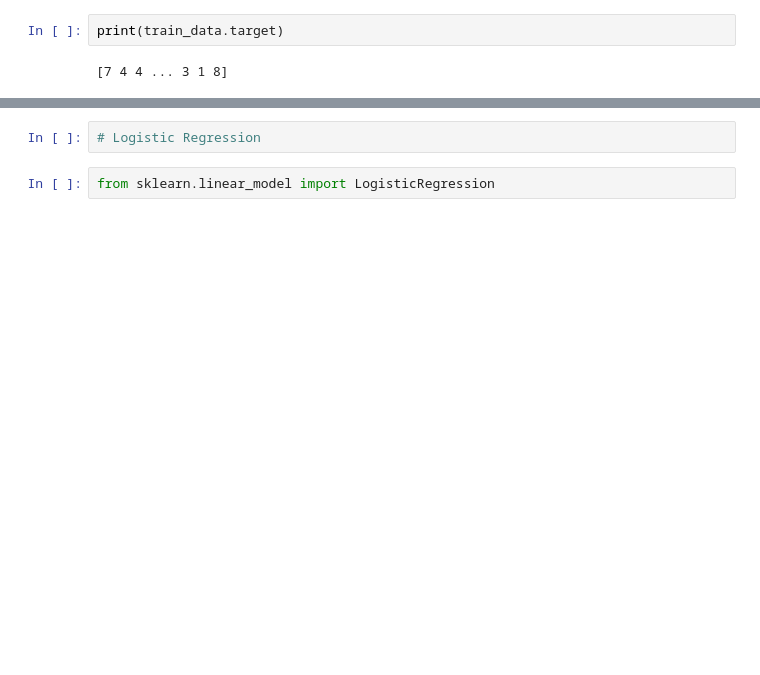
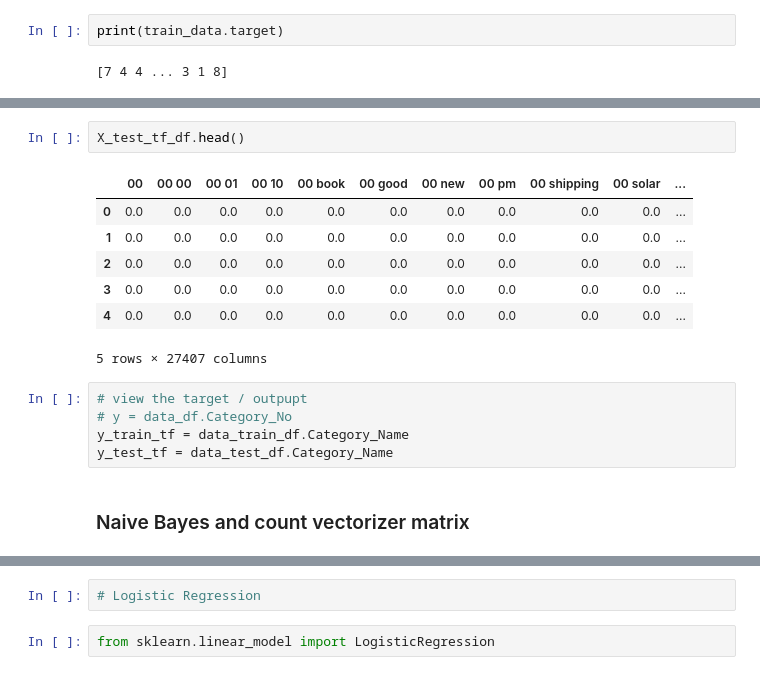
Before and after one commit to weijuchen/NLP_model_comparision, a Jupyter notebook: testClassification/Naive Bayes_LogisticRegression.ipynb, the cells around one changed output, grey strips where cells are left out. Saved outputs shown, nothing was run; the diff lists cells and outputs as text; blank space fills up the shorter version.

```diff
--- a/testClassification/Naive Bayes_LogisticRegression.ipynb
+++ b/testClassification/Naive Bayes_LogisticRegression.ipynb
@@ -186,0 +207,17 @@ Name: Category_Name, Length: 18846, dtype: object
+# %%
+X_test_tf_df.head()
+# %% [output]
+|  | 00 | 00 00 | 00 01 | 00 10 | 00 book | 00 good | 00 new | 00 pm | 00 shipping | 00 solar | ... |
+| 0 | 0.0 | 0.0 | 0.0 | 0.0 | 0.0 | 0.0 | 0.0 | 0.0 | 0.0 | 0.0 | ... |
+| 1 | 0.0 | 0.0 | 0.0 | 0.0 | 0.0 | 0.0 | 0.0 | 0.0 | 0.0 | 0.0 | ... |
+| 2 | 0.0 | 0.0 | 0.0 | 0.0 | 0.0 | 0.0 | 0.0 | 0.0 | 0.0 | 0.0 | ... |
+| 3 | 0.0 | 0.0 | 0.0 | 0.0 | 0.0 | 0.0 | 0.0 | 0.0 | 0.0 | 0.0 | ... |
+| 4 | 0.0 | 0.0 | 0.0 | 0.0 | 0.0 | 0.0 | 0.0 | 0.0 | 0.0 | 0.0 | ... |
+5 rows × 27407 columns
+# %%
+# view the target / outpupt
+# y = data_df.Category_No
+y_train_tf = data_train_df.Category_Name
+y_test_tf = data_test_df.Category_Name
+# %% [markdown]
+### Naive Bayes and  count vectorizer matrix
```
Also changed, not shown: parts of 34 cells of this notebook, 1 other file.
